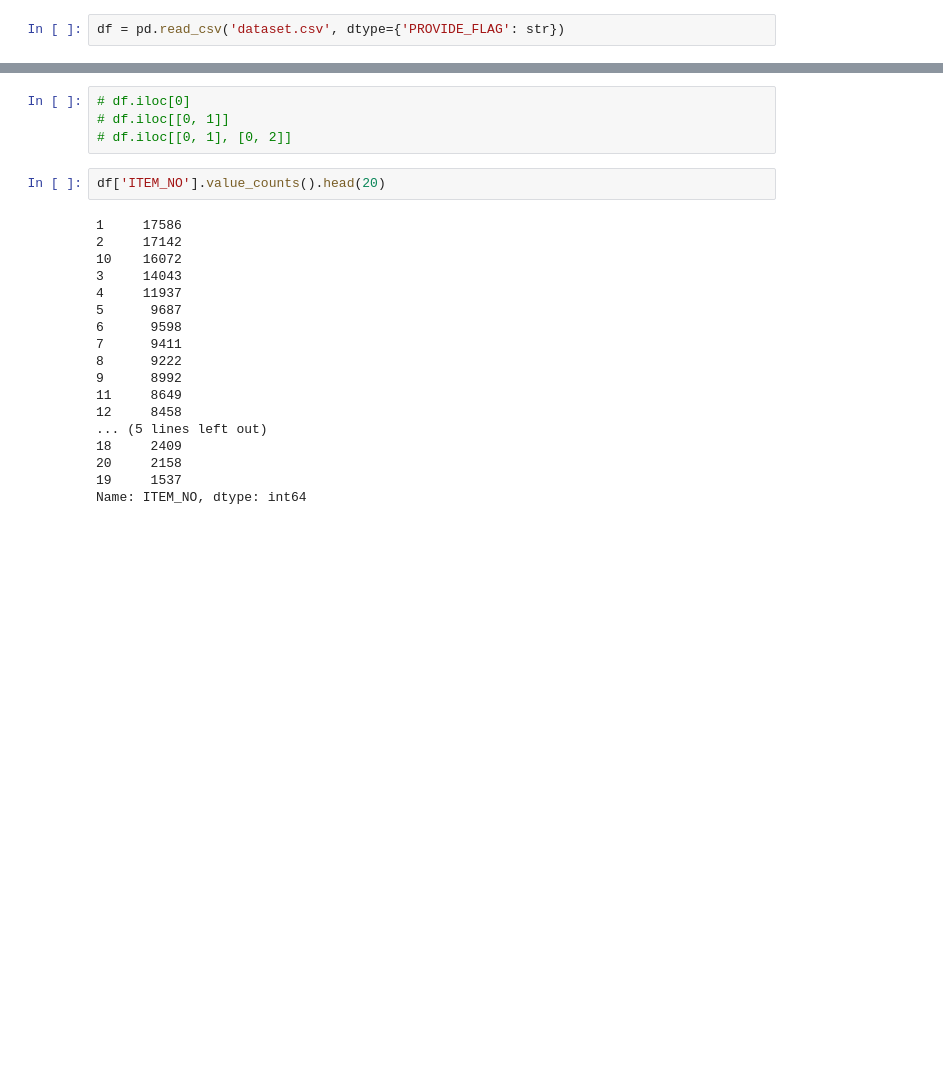
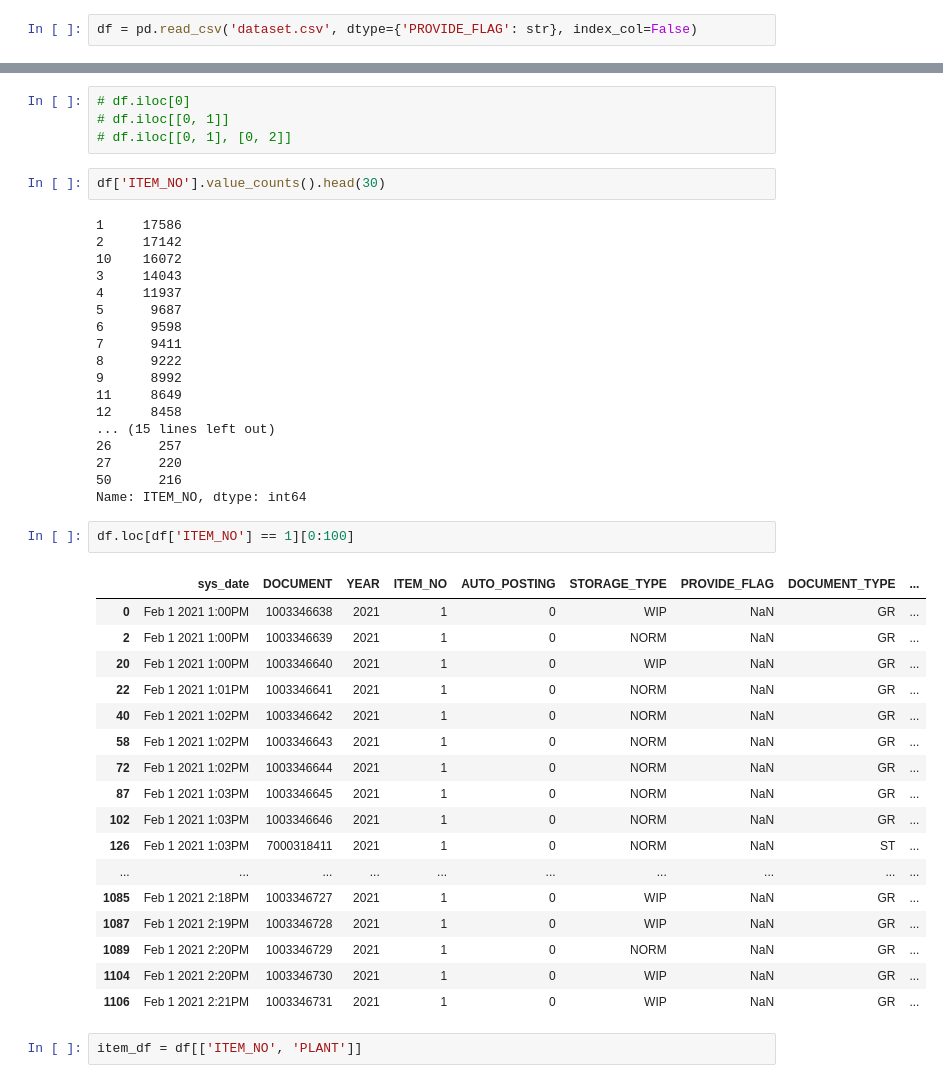
Before and after one commit to randomside/Excel-to-SQL-snippets, a Jupyter notebook: pandas_scripts.ipynb, the cells around one changed output, grey strips where cells are left out. Cells and saved outputs as stored; diff of their text form; blank space fills up the shorter version.

```diff
--- a/pandas_scripts.ipynb
+++ b/pandas_scripts.ipynb
@@ -4,7 +4,7 @@ import pandas as pd
 pd.set_option('display.max_columns', 45)
 pd.set_option('display.max_rows', 100)
 # %%
-df = pd.read_csv('dataset.csv', dtype={'PROVIDE_FLAG': str})
+df = pd.read_csv('dataset.csv', dtype={'PROVIDE_FLAG': str}, index_col=False)
 # %%
 df.shape
 # %% [output]
@@ -88,7 +68,7 @@ Index(['sys_date', 'DOCUMENT', 'YEAR', 'ITEM_NO', 'AUTO_POSTING',
 # df.iloc[[0, 1]]
 # df.iloc[[0, 1], [0, 2]]
 # %%
-df['ITEM_NO'].value_counts().head(20)
+df['ITEM_NO'].value_counts().head(30)
 # %% [output]
 1     17586
 2     17142
@@ -102,8 +82,30 @@ df['ITEM_NO'].value_counts().head(20)
 9      8992
 11     8649
 12     8458
-... (5 lines left out)
-18     2409
-20     2158
-19     1537
+... (15 lines left out)
+26      257
+27      220
+50      216
 Name: ITEM_NO, dtype: int64
+# %%
+df.loc[df['ITEM_NO'] == 1][0:100]
+# %% [output]
+|  | sys_date | DOCUMENT | YEAR | ITEM_NO | AUTO_POSTING | STORAGE_TYPE | PROVIDE_FLAG | DOCUMENT_TYPE | ... |
+| 0 | Feb 1 2021 1:00PM | 1003346638 | 2021 | 1 | 0 | WIP | NaN | GR | ... |
+| 2 | Feb 1 2021 1:00PM | 1003346639 | 2021 | 1 | 0 | NORM | NaN | GR | ... |
+| 20 | Feb 1 2021 1:00PM | 1003346640 | 2021 | 1 | 0 | WIP | NaN | GR | ... |
+| 22 | Feb 1 2021 1:01PM | 1003346641 | 2021 | 1 | 0 | NORM | NaN | GR | ... |
+| 40 | Feb 1 2021 1:02PM | 1003346642 | 2021 | 1 | 0 | NORM | NaN | GR | ... |
+| 58 | Feb 1 2021 1:02PM | 1003346643 | 2021 | 1 | 0 | NORM | NaN | GR | ... |
+| 72 | Feb 1 2021 1:02PM | 1003346644 | 2021 | 1 | 0 | NORM | NaN | GR | ... |
+| 87 | Feb 1 2021 1:03PM | 1003346645 | 2021 | 1 | 0 | NORM | NaN | GR | ... |
+| 102 | Feb 1 2021 1:03PM | 1003346646 | 2021 | 1 | 0 | NORM | NaN | GR | ... |
+| 126 | Feb 1 2021 1:03PM | 7000318411 | 2021 | 1 | 0 | NORM | NaN | ST | ... |
+| ... | ... | ... | ... | ... | ... | ... | ... | ... | ... |
+| 1085 | Feb 1 2021 2:18PM | 1003346727 | 2021 | 1 | 0 | WIP | NaN | GR | ... |
+| 1087 | Feb 1 2021 2:19PM | 1003346728 | 2021 | 1 | 0 | WIP | NaN | GR | ... |
+| 1089 | Feb 1 2021 2:20PM | 1003346729 | 2021 | 1 | 0 | NORM | NaN | GR | ... |
+| 1104 | Feb 1 2021 2:20PM | 1003346730 | 2021 | 1 | 0 | WIP | NaN | GR | ... |
+| 1106 | Feb 1 2021 2:21PM | 1003346731 | 2021 | 1 | 0 | WIP | NaN | GR | ... |
+# %%
+item_df = df[['ITEM_NO', 'PLANT']]
```
Also changed, not shown: parts of 5 cells of this notebook, 1 other file.
